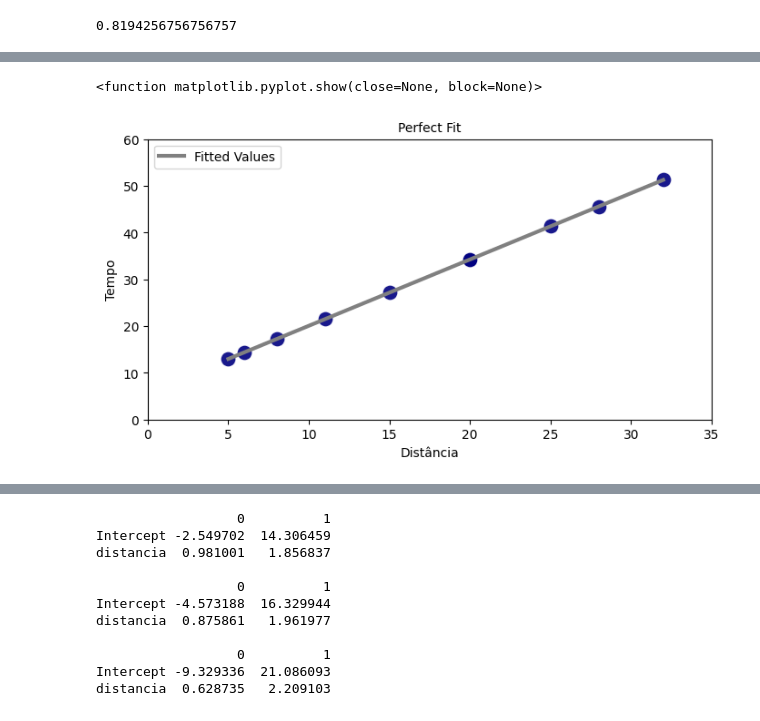
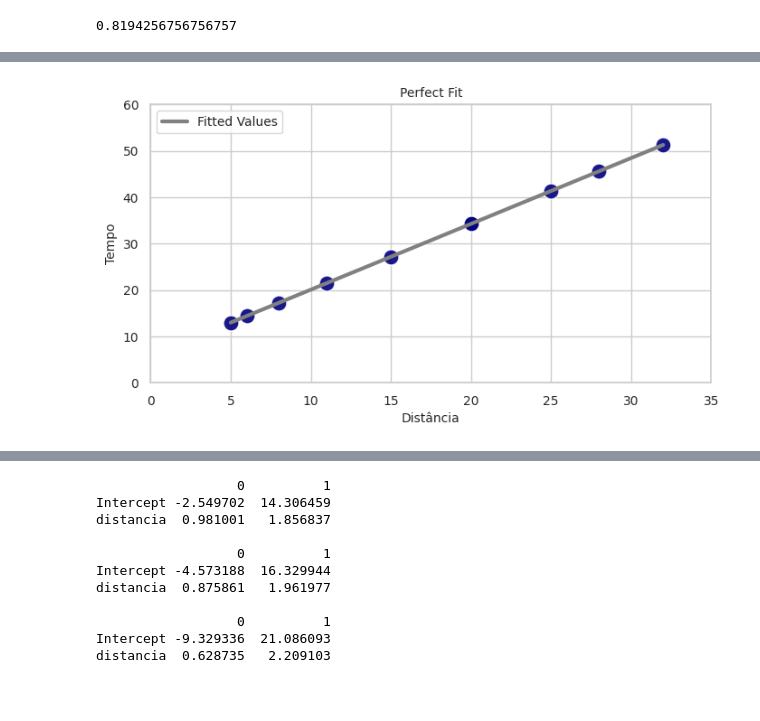
Before and after one commit to filipecarbonera/MBA_USP_Data_Science_Analytics, a Jupyter notebook: Análise de Regressão Simples e Múltipla/script_regressao_simples_e_multipla.ipynb, the cells around one changed output, grey strips where cells are left out. Cells and saved outputs as stored; diff of their text form; code cells hidden in the pictures.

```diff
--- a/Análise de Regressão Simples e Múltipla/script_regressao_simples_e_multipla.ipynb
+++ b/Análise de Regressão Simples e Múltipla/script_regressao_simples_e_multipla.ipynb
@@ -249,7 +240,7 @@ plt.yticks(fontsize=10)
 plt.xlim(0, 35)
 plt.ylim(0, 60)
 plt.legend(loc='upper left', fontsize=10)
-plt.show
+plt.show()
 # %% [output]
                             OLS Regression Results
 ==============================================================================
@@ -261,15 +252,14 @@ Time:                        22:21:53   Log-Likelihood:                 309.16
 No. Observations:                  10   AIC:                            -614.3
 Df Residuals:                       8   BIC:                            -613.7
 Df Model:                           1
 Covariance Type:            nonrobust
 ==============================================================================
 ... (9 lines left out)
 ==============================================================================
 
 Notes:
 [1] Standard Errors assume that the covariance matrix of the errors is correctly specified.
-<function matplotlib.pyplot.show(close=None, block=None)>
-[figure, old version]
+[figure, new version]
 # %%
 # Gráfico com intervalo de confiança de 95%.
 
```
Also changed, not shown: parts of 49 cells of this notebook, 2 other files.
